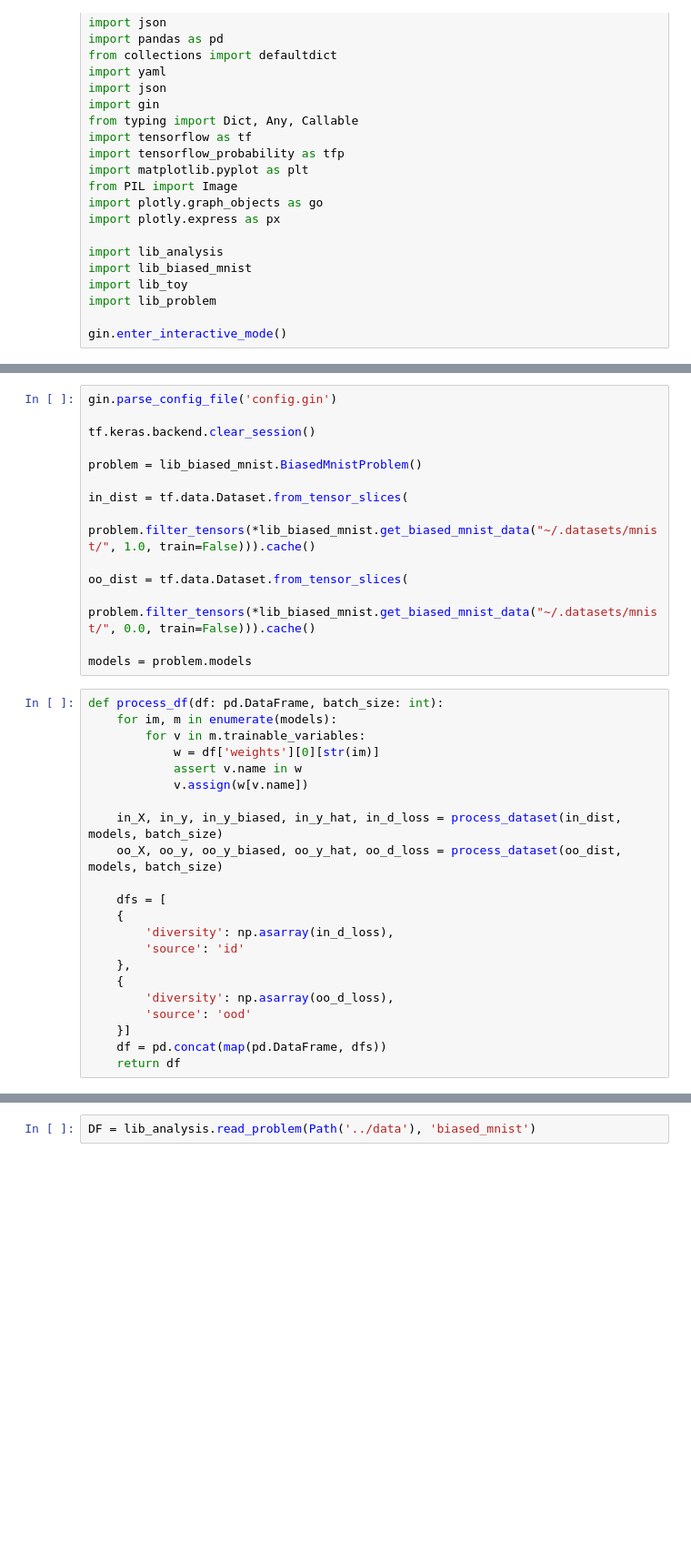
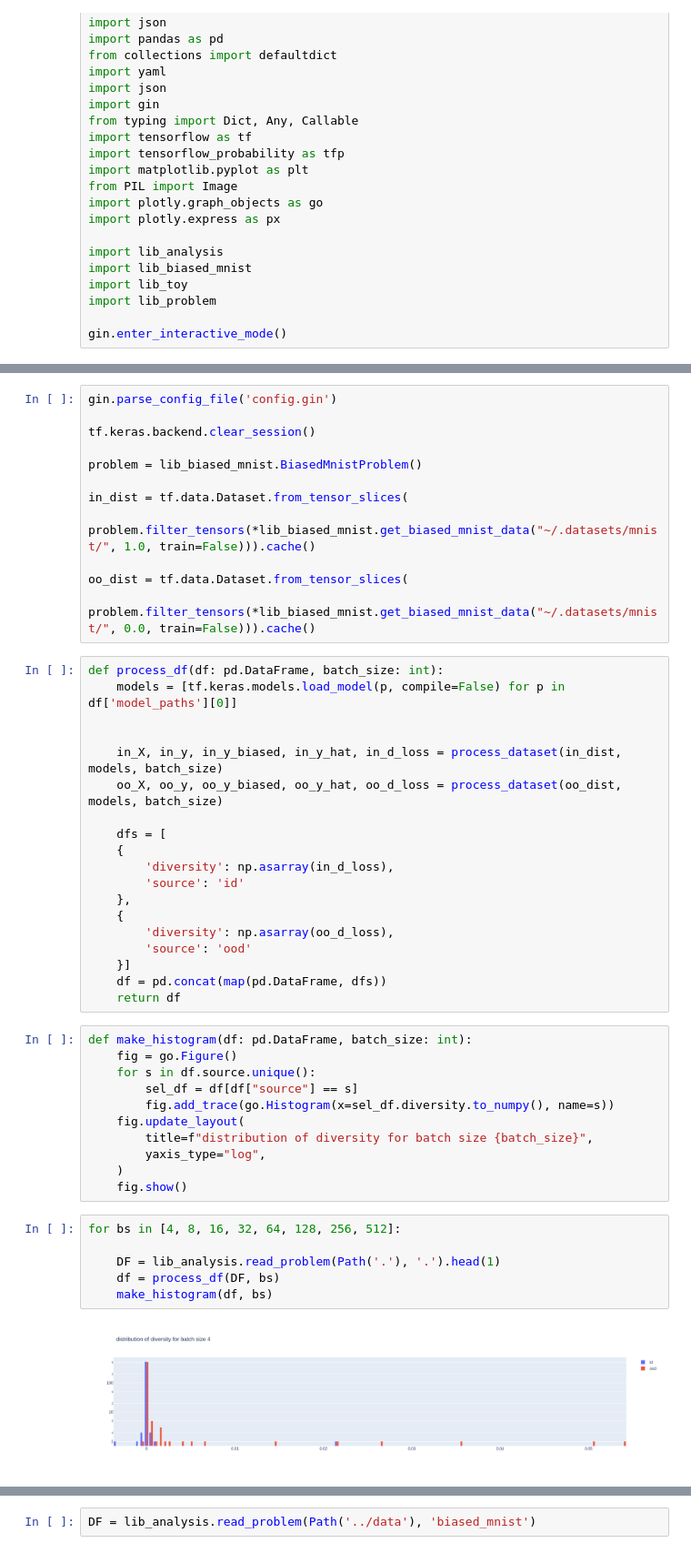
Before and after one commit to ericpts/hsic, a Jupyter notebook: analysis.ipynb, the cells around one changed output, grey strips where cells are left out. Shown at 91% size. Drawn from its saved outputs; the diff is of its cells as text; blank space fills up the shorter version.

```diff
--- a/analysis.ipynb
+++ b/analysis.ipynb
@@ -61,15 +60,10 @@ in_dist = tf.data.Dataset.from_tensor_slices(
 
 oo_dist = tf.data.Dataset.from_tensor_slices(
             problem.filter_tensors(*lib_biased_mnist.get_biased_mnist_data("~/.datasets/mnist/", 0.0, train=False))).cache()
-
-models = problem.models
 # %%
 def process_df(df: pd.DataFrame, batch_size: int):
-    for im, m in enumerate(models):
-        for v in m.trainable_variables:
-            w = df['weights'][0][str(im)]
-            assert v.name in w
-            v.assign(w[v.name])
+    models = [tf.keras.models.load_model(p, compile=False) for p in df['model_paths'][0]]
+
 
     in_X, in_y, in_y_biased, in_y_hat, in_d_loss = process_dataset(in_dist, models, batch_size)
     oo_X, oo_y, oo_y_biased, oo_y_hat, oo_d_loss = process_dataset(oo_dist, models, batch_size)
@@ -85,3 +79,22 @@ def process_df(df: pd.DataFrame, batch_size: int):
     }]
     df = pd.concat(map(pd.DataFrame, dfs))
     return df
+# %%
+def make_histogram(df: pd.DataFrame, batch_size: int):
+    fig = go.Figure()
+    for s in df.source.unique():
+        sel_df = df[df["source"] == s]
+        fig.add_trace(go.Histogram(x=sel_df.diversity.to_numpy(), name=s))
+    fig.update_layout(
+        title=f"distribution of diversity for batch size {batch_size}",
+        yaxis_type="log",
+    )
+    fig.show()
+# %%
+for bs in [4, 8, 16, 32, 64, 128, 256, 512]:
+
+    DF = lib_analysis.read_problem(Path('.'), '.').head(1)
+    df = process_df(DF, bs)
+    make_histogram(df, bs)
+# %% [output]
+[figure, added]
```
Also changed, not shown: parts of 4 cells of this notebook, 6 other files.
